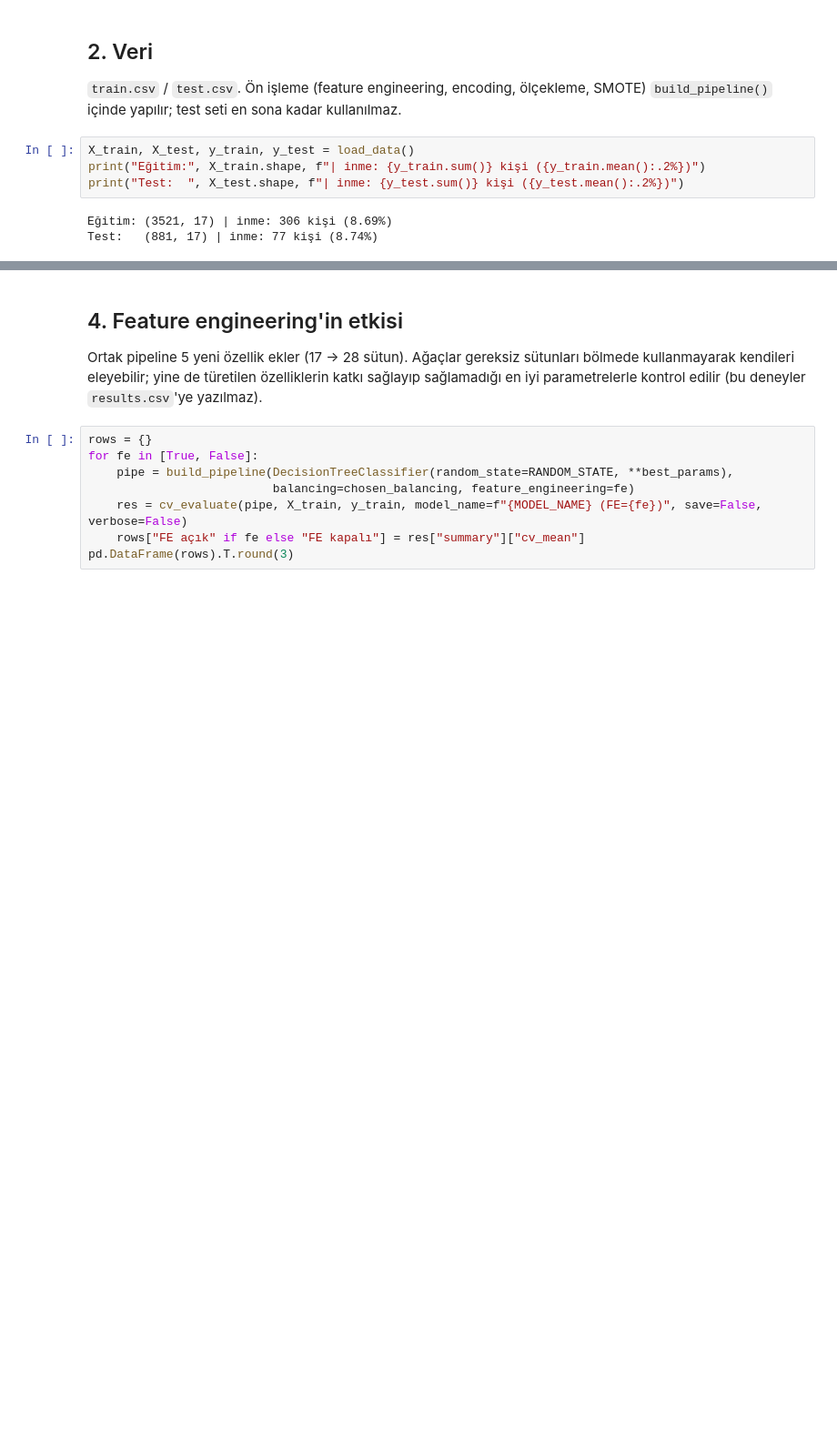
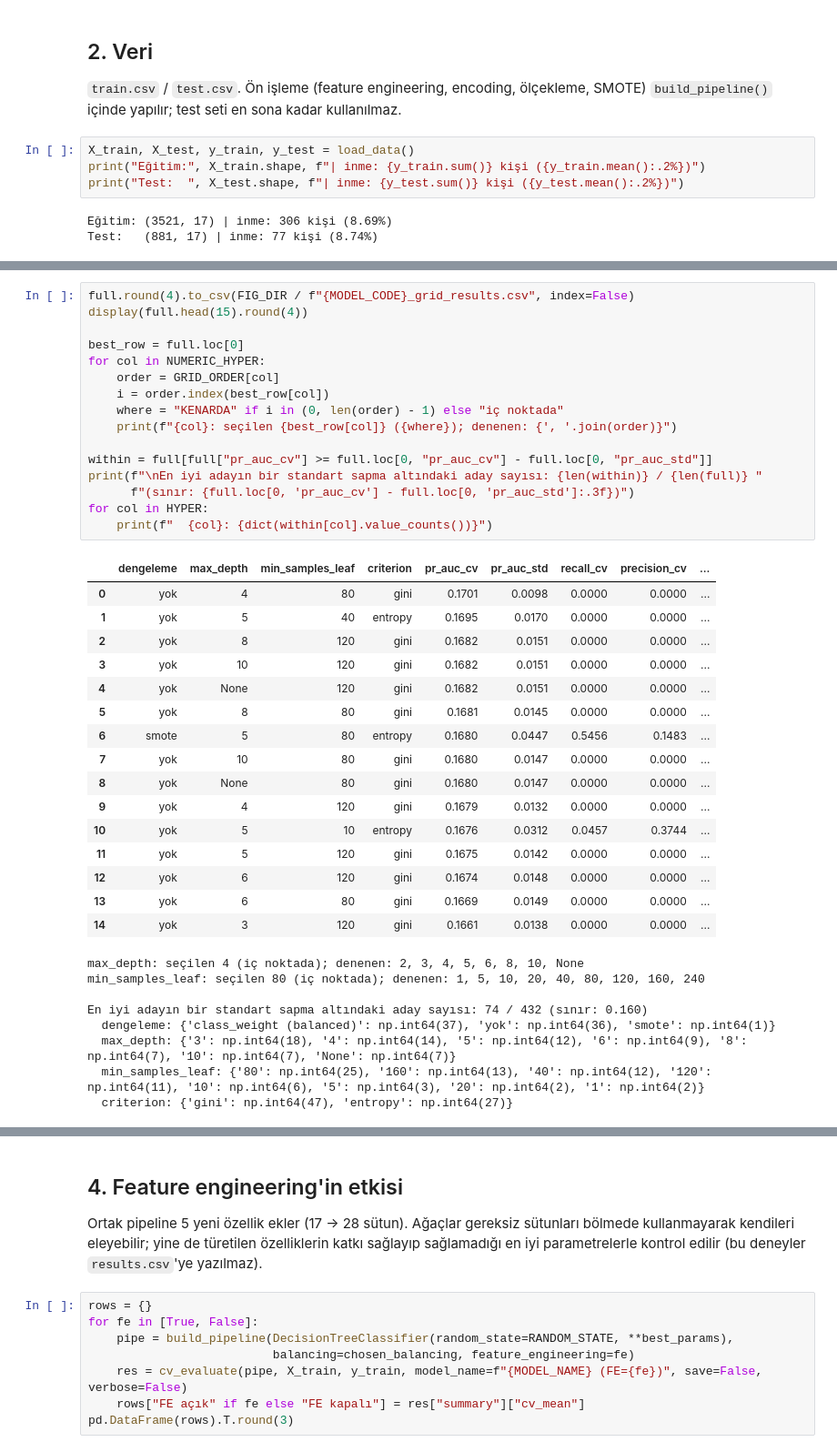
Before and after one commit to Soo-de/stroke_detection_ML, a Jupyter notebook: notebooks/07_model_dt.ipynb, the cells around one changed output, grey strips where cells are left out. Shown at 91% size. Saved outputs shown, nothing was run; the diff lists cells and outputs as text; blank space fills up the shorter version.

```diff
--- a/notebooks/07_model_dt.ipynb
+++ b/notebooks/07_model_dt.ipynb
@@ -165,0 +202,41 @@ plt.show()
+# %%
+full.round(4).to_csv(FIG_DIR / f"{MODEL_CODE}_grid_results.csv", index=False)
+display(full.head(15).round(4))
+
+best_row = full.loc[0]
+for col in NUMERIC_HYPER:
+    order = GRID_ORDER[col]
+    i = order.index(best_row[col])
+    where = "KENARDA" if i in (0, len(order) - 1) else "iç noktada"
+    print(f"{col}: seçilen {best_row[col]} ({where}); denenen: {', '.join(order)}")
+
+within = full[full["pr_auc_cv"] >= full.loc[0, "pr_auc_cv"] - full.loc[0, "pr_auc_std"]]
+print(f"\nEn iyi adayın bir standart sapma altındaki aday sayısı: {len(within)} / {len(full)} "
+      f"(sınır: {full.loc[0, 'pr_auc_cv'] - full.loc[0, 'pr_auc_std']:.3f})")
+for col in HYPER:
+    print(f"  {col}: {dict(within[col].value_counts())}")
+# %% [output]
+|  | dengeleme | max_depth | min_samples_leaf | criterion | pr_auc_cv | pr_auc_std | recall_cv | precision_cv | ... |
+| 0 | yok | 4 | 80 | gini | 0.1701 | 0.0098 | 0.0000 | 0.0000 | ... |
+| 1 | yok | 5 | 40 | entropy | 0.1695 | 0.0170 | 0.0000 | 0.0000 | ... |
+| 2 | yok | 8 | 120 | gini | 0.1682 | 0.0151 | 0.0000 | 0.0000 | ... |
+| 3 | yok | 10 | 120 | gini | 0.1682 | 0.0151 | 0.0000 | 0.0000 | ... |
+| 4 | yok | None | 120 | gini | 0.1682 | 0.0151 | 0.0000 | 0.0000 | ... |
+| 5 | yok | 8 | 80 | gini | 0.1681 | 0.0145 | 0.0000 | 0.0000 | ... |
+| 6 | smote | 5 | 80 | entropy | 0.1680 | 0.0447 | 0.5456 | 0.1483 | ... |
+| 7 | yok | 10 | 80 | gini | 0.1680 | 0.0147 | 0.0000 | 0.0000 | ... |
+| 8 | yok | None | 80 | gini | 0.1680 | 0.0147 | 0.0000 | 0.0000 | ... |
+| 9 | yok | 4 | 120 | gini | 0.1679 | 0.0132 | 0.0000 | 0.0000 | ... |
+| 10 | yok | 5 | 10 | entropy | 0.1676 | 0.0312 | 0.0457 | 0.3744 | ... |
+| 11 | yok | 5 | 120 | gini | 0.1675 | 0.0142 | 0.0000 | 0.0000 | ... |
+| 12 | yok | 6 | 120 | gini | 0.1674 | 0.0148 | 0.0000 | 0.0000 | ... |
+| 13 | yok | 6 | 80 | gini | 0.1669 | 0.0149 | 0.0000 | 0.0000 | ... |
+| 14 | yok | 3 | 120 | gini | 0.1661 | 0.0138 | 0.0000 | 0.0000 | ... |
+max_depth: seçilen 4 (iç noktada); denenen: 2, 3, 4, 5, 6, 8, 10, None
+min_samples_leaf: seçilen 80 (iç noktada); denenen: 1, 5, 10, 20, 40, 80, 120, 160, 240
+
+En iyi adayın bir standart sapma altındaki aday sayısı: 74 / 432 (sınır: 0.160)
+  dengeleme: {'class_weight (balanced)': np.int64(37), 'yok': np.int64(36), 'smote': np.int64(1)}
+  max_depth: {'3': np.int64(18), '4': np.int64(14), '5': np.int64(12), '6': np.int64(9), '8': np.int64(7), '10': np.int64(7), 'None': np.int64(7)}
+  min_samples_leaf: {'80': np.int64(25), '160': np.int64(13), '40': np.int64(12), '120': np.int64(11), '10': np.int64(6), '5': np.int64(3), '20': np.int64(2), '1': np.int64(2)}
+  criterion: {'gini': np.int64(47), 'entropy': np.int64(27)}
```
Also changed, not shown: parts of 31 cells of this notebook, 8 other files.
